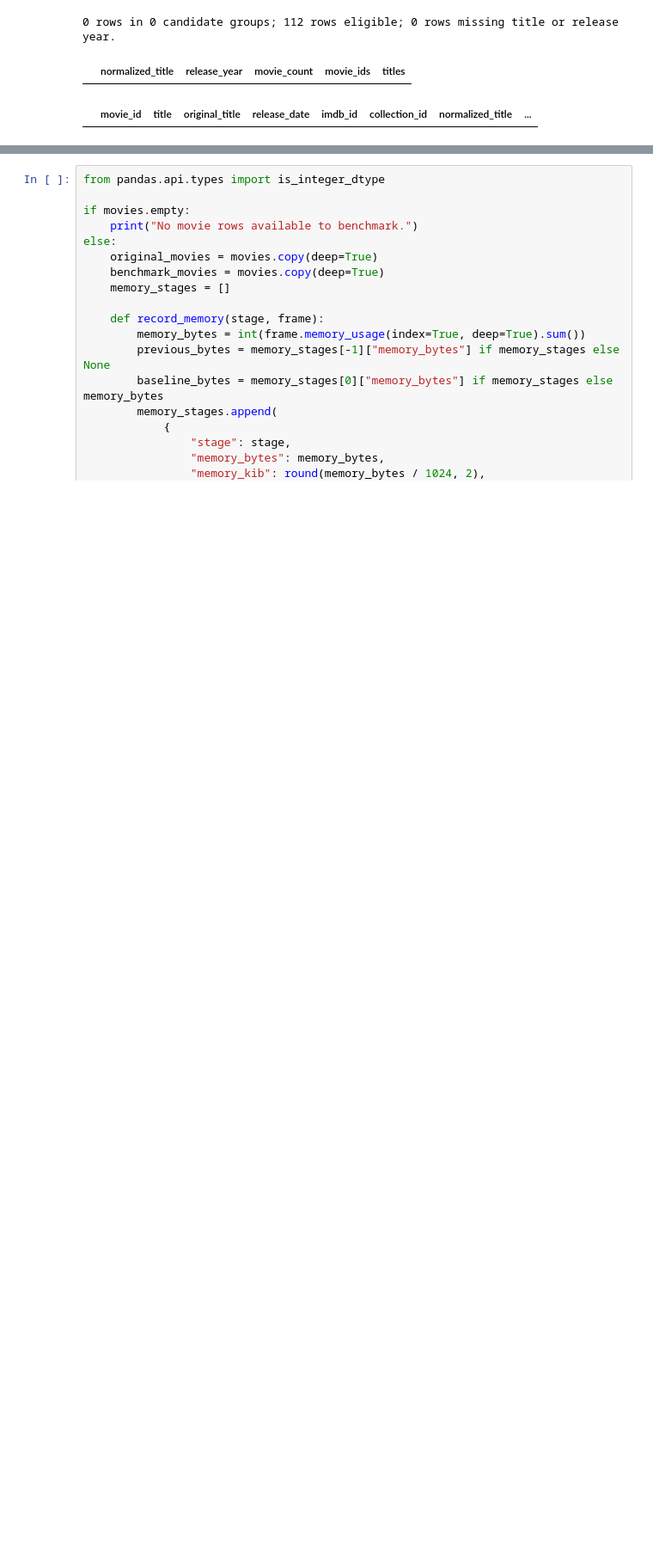
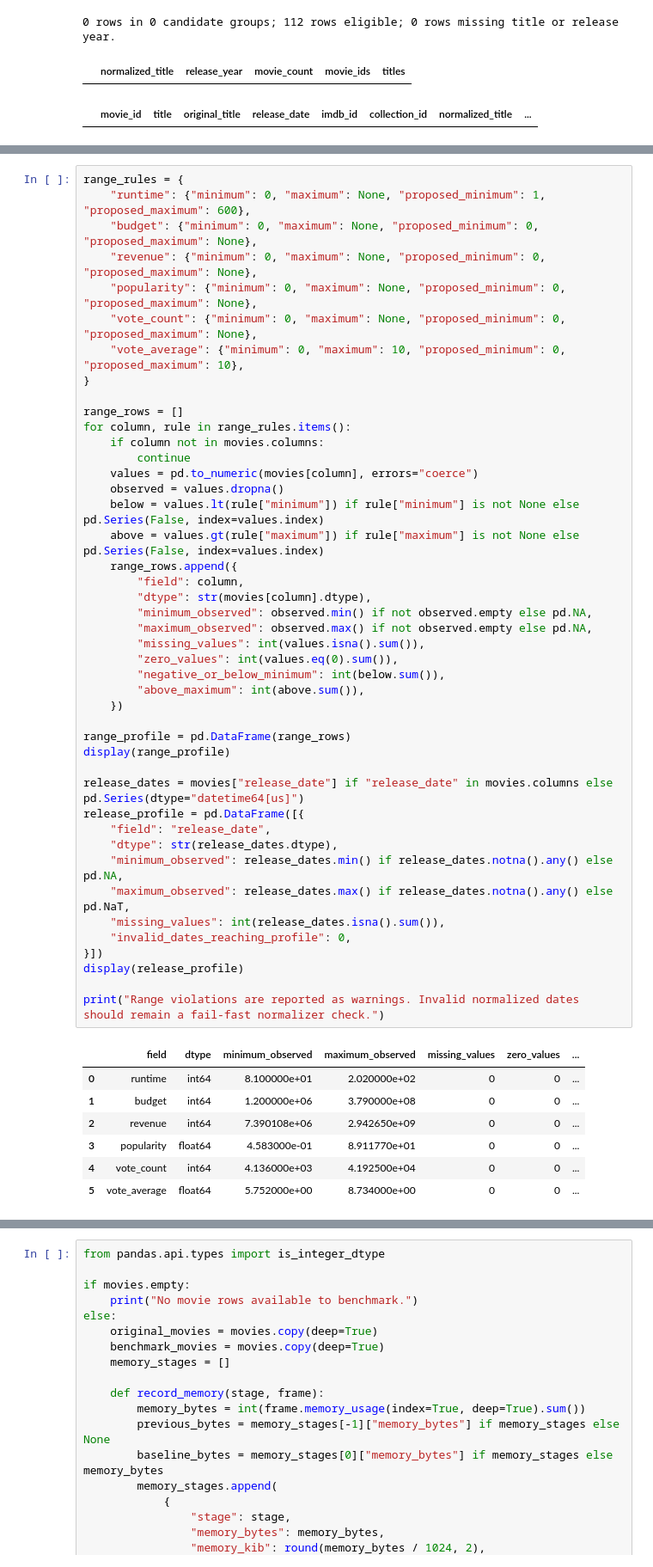
Before and after one commit to ishola-amalitech/streamvault, a Jupyter notebook: notebooks/02_profile_movie_data.ipynb, the cells around one changed output, grey strips where cells are left out. Shown at 86% size. Drawn from its saved outputs; the diff is of its cells as text; blank space fills up the shorter version.

```diff
--- a/notebooks/02_profile_movie_data.ipynb
+++ b/notebooks/02_profile_movie_data.ipynb
@@ -472,0 +654,52 @@ display(
+# %%
+range_rules = {
+    "runtime": {"minimum": 0, "maximum": None, "proposed_minimum": 1, "proposed_maximum": 600},
+    "budget": {"minimum": 0, "maximum": None, "proposed_minimum": 0, "proposed_maximum": None},
+    "revenue": {"minimum": 0, "maximum": None, "proposed_minimum": 0, "proposed_maximum": None},
+    "popularity": {"minimum": 0, "maximum": None, "proposed_minimum": 0, "proposed_maximum": None},
+    "vote_count": {"minimum": 0, "maximum": None, "proposed_minimum": 0, "proposed_maximum": None},
+    "vote_average": {"minimum": 0, "maximum": 10, "proposed_minimum": 0, "proposed_maximum": 10},
+}
+
+range_rows = []
+for column, rule in range_rules.items():
+    if column not in movies.columns:
+        continue
+    values = pd.to_numeric(movies[column], errors="coerce")
+    observed = values.dropna()
+    below = values.lt(rule["minimum"]) if rule["minimum"] is not None else pd.Series(False, index=values.index)
+    above = values.gt(rule["maximum"]) if rule["maximum"] is not None else pd.Series(False, index=values.index)
+    range_rows.append({
+        "field": column,
+        "dtype": str(movies[column].dtype),
+        "minimum_observed": observed.min() if not observed.empty else pd.NA,
+        "maximum_observed": observed.max() if not observed.empty else pd.NA,
+        "missing_values": int(values.isna().sum()),
+        "zero_values": int(values.eq(0).sum()),
+        "negative_or_below_minimum": int(below.sum()),
+        "above_maximum": int(above.sum()),
+    })
+
+range_profile = pd.DataFrame(range_rows)
+display(range_profile)
+
+release_dates = movies["release_date"] if "release_date" in movies.columns else pd.Series(dtype="datetime64[us]")
+release_profile = pd.DataFrame([{
+    "field": "release_date",
+    "dtype": str(release_dates.dtype),
+    "minimum_observed": release_dates.min() if release_dates.notna().any() else pd.NA,
+    "maximum_observed": release_dates.max() if release_dates.notna().any() else pd.NaT,
+    "missing_values": int(release_dates.isna().sum()),
+    "invalid_dates_reaching_profile": 0,
+}])
+display(release_profile)
+
+print("Range violations are reported as warnings. Invalid normalized dates should remain a fail-fast normalizer check.")
+# %% [output]
+|  | field | dtype | minimum_observed | maximum_observed | missing_values | zero_values | ... |
+| 0 | runtime | int64 | 8.100000e+01 | 2.020000e+02 | 0 | 0 | ... |
+| 1 | budget | int64 | 1.200000e+06 | 3.790000e+08 | 0 | 0 | ... |
+| 2 | revenue | int64 | 7.390108e+06 | 2.942650e+09 | 0 | 0 | ... |
+| 3 | popularity | float64 | 4.583000e-01 | 8.911770e+01 | 0 | 0 | ... |
+| 4 | vote_count | int64 | 4.136000e+03 | 4.192500e+04 | 0 | 0 | ... |
+| 5 | vote_average | float64 | 5.752000e+00 | 8.734000e+00 | 0 | 0 | ... |
```
Also changed, not shown: parts of 38 cells of this notebook, 3 other files.
